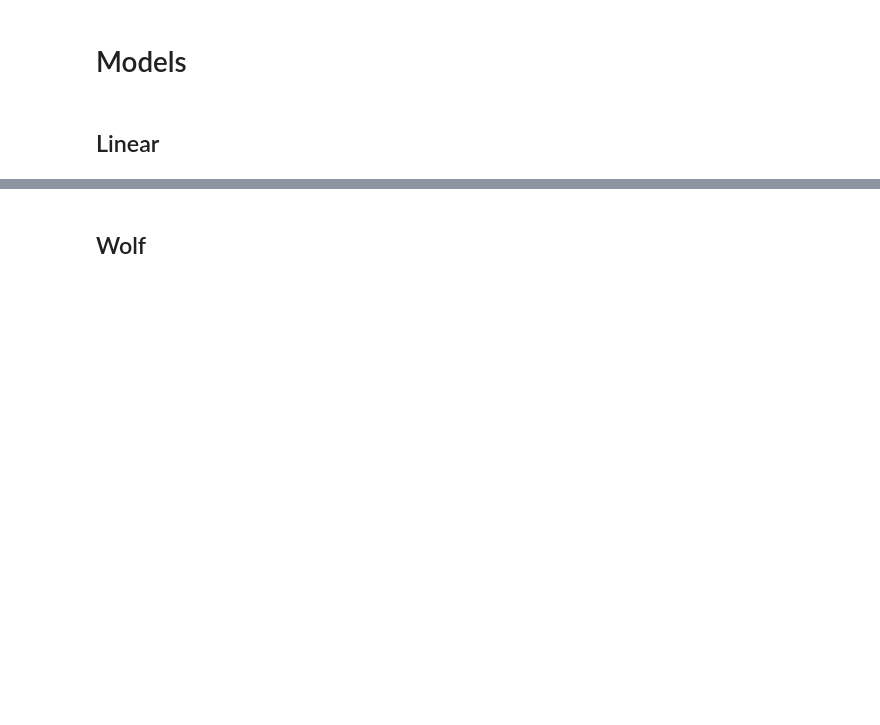
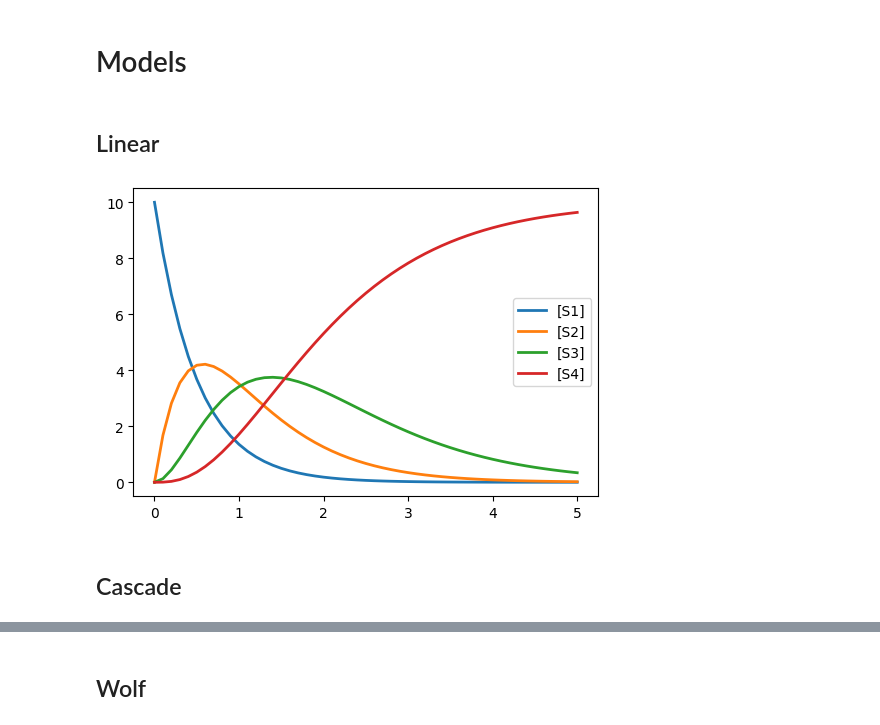
Before and after one commit to joseph-hellerstein/advanced-controls-lectures, a Jupyter notebook: classes/winter_2023/lectures/lecture_16-Survey-of-Closed-Loop-Systems/workflow_for_control_design.ipynb, the cells around one changed output, grey strips where cells are left out. Drawn from its saved outputs; the diff is of its cells as text; code cells hidden in the pictures; blank space fills up the shorter version.

```diff
--- a/classes/winter_2023/lectures/lecture_16-Survey-of-Closed-Loop-Systems/workflow_for_control_design.ipynb
+++ b/classes/winter_2023/lectures/lecture_16-Survey-of-Closed-Loop-Systems/workflow_for_control_design.ipynb
@@ -37,3 +39,11 @@ S4 = 0
 """
 ctlsb = ctl.ControlSBML(LINEAR_MDL, input_names=["S1"], output_names=["S3"])
 LINEAR_BLDR = ctlsb.makeSISOTransferFunctionBuilder(system_name="linear_sys")
+# %%
+rr = te.loada(LINEAR_MDL)
+rr.simulate()
+rr.plot()
+# %% [output]
+[figure, added]
+# %% [markdown]
+## Cascade
```
Also changed, not shown: parts of 36 cells of this notebook, 1 other file.
